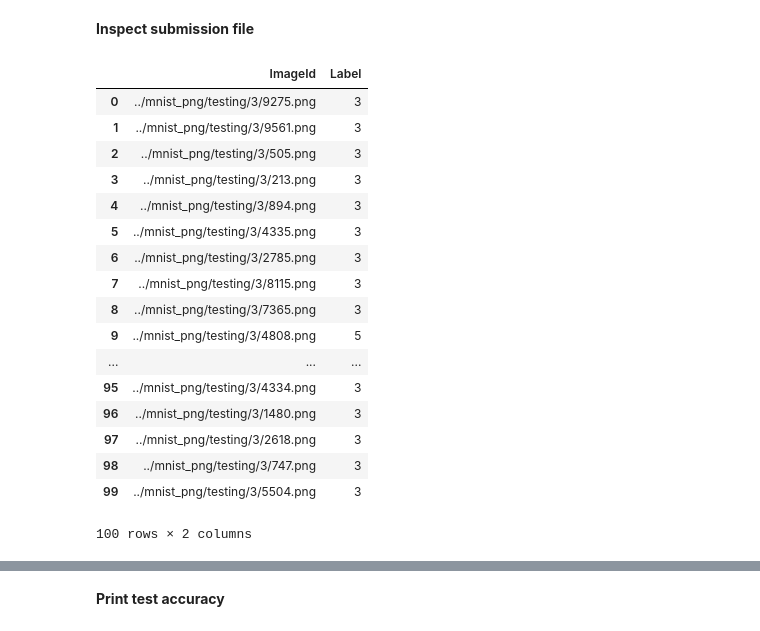
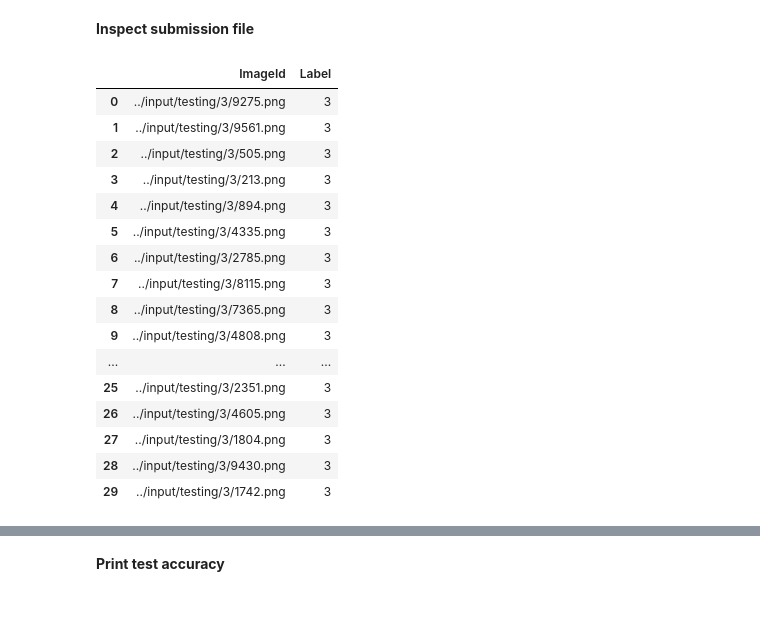
Before and after one commit to itratrahman/machine_learning_projects, a Jupyter notebook: mnist/models/inception_net_with_batch_norm.ipynb, the cells around one changed output, grey strips where cells are left out. Saved outputs shown, nothing was run; the diff lists cells and outputs as text; code cells hidden in the pictures.

```diff
--- a/mnist/models/inception_net_with_batch_norm.ipynb
+++ b/mnist/models/inception_net_with_batch_norm.ipynb
@@ -820,23 +829,23 @@ INFO:tensorflow:Restoring parameters from ./model_files/inception-cifar10-762
 **Inspect submission file**
 # %%
 submission = pd.read_csv(submission_dir+"/submission.csv")
-submission.head(100)
-# %% [output]
-|  | ImageId | Label |
-| 0 | ../mnist_png/testing/3/9275.png | 3 |
-| 1 | ../mnist_png/testing/3/9561.png | 3 |
-| 2 | ../mnist_png/testing/3/505.png | 3 |
-| 3 | ../mnist_png/testing/3/213.png | 3 |
-| 4 | ../mnist_png/testing/3/894.png | 3 |
-| 5 | ../mnist_png/testing/3/4335.png | 3 |
-| 6 | ../mnist_png/testing/3/2785.png | 3 |
-| 7 | ../mnist_png/testing/3/8115.png | 3 |
-| 8 | ../mnist_png/testing/3/7365.png | 3 |
-| 9 | ../mnist_png/testing/3/4808.png | 5 |
-| ... | ... | ... |
-| 95 | ../mnist_png/testing/3/4334.png | 3 |
-| 96 | ../mnist_png/testing/3/1480.png | 3 |
-| 97 | ../mnist_png/testing/3/2618.png | 3 |
-| 98 | ../mnist_png/testing/3/747.png | 3 |
-| 99 | ../mnist_png/testing/3/5504.png | 3 |
-100 rows × 2 columns
+# %%
+submission.head(30)
+# %% [output]
+|  | ImageId | Label |
+| 0 | ../input/testing/3/9275.png | 3 |
+| 1 | ../input/testing/3/9561.png | 3 |
+| 2 | ../input/testing/3/505.png | 3 |
+| 3 | ../input/testing/3/213.png | 3 |
+| 4 | ../input/testing/3/894.png | 3 |
+| 5 | ../input/testing/3/4335.png | 3 |
+| 6 | ../input/testing/3/2785.png | 3 |
+| 7 | ../input/testing/3/8115.png | 3 |
+| 8 | ../input/testing/3/7365.png | 3 |
+| 9 | ../input/testing/3/4808.png | 3 |
+| ... | ... | ... |
+| 25 | ../input/testing/3/2351.png | 3 |
+| 26 | ../input/testing/3/4605.png | 3 |
+| 27 | ../input/testing/3/1804.png | 3 |
+| 28 | ../input/testing/3/9430.png | 3 |
+| 29 | ../input/testing/3/1742.png | 3 |
```
Also changed, not shown: parts of 14 cells of this notebook.
